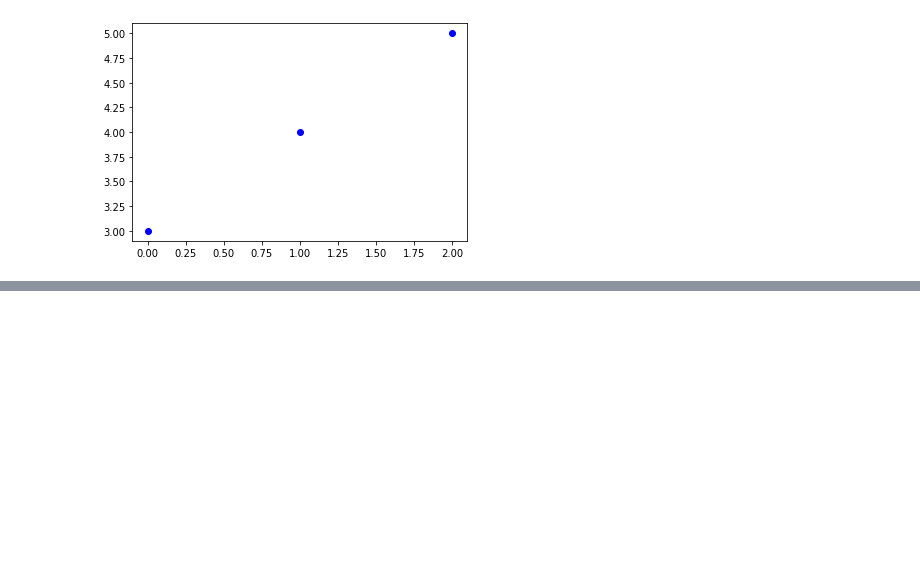
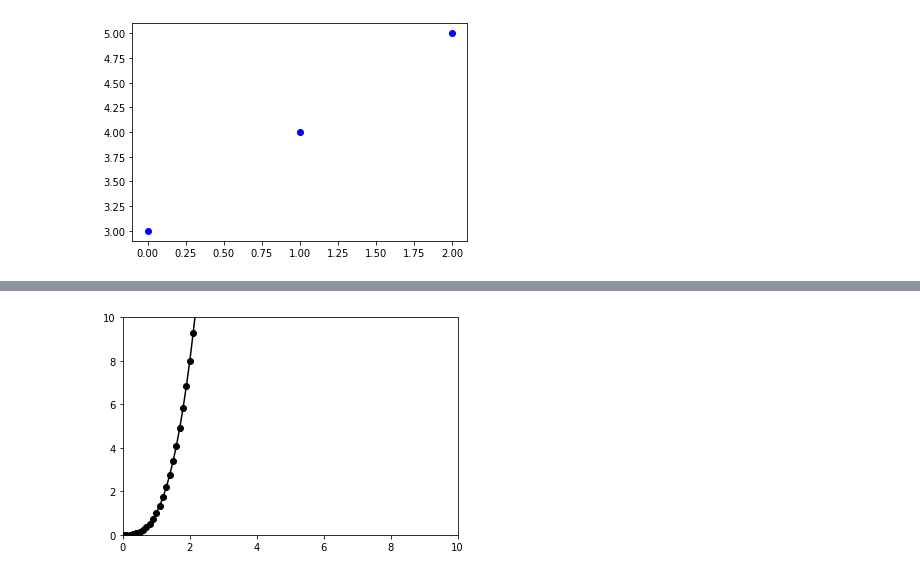
Before and after one commit to ankit-akp/DS-ML-Tutorial, a Jupyter notebook: Python/Plotting Graphs/Plotting graphs tut.ipynb, the cells around one changed output, grey strips where cells are left out. Cells and saved outputs as stored; diff of their text form; code cells hidden in the pictures; blank space fills up the shorter version.

```diff
--- a/Python/Plotting Graphs/Plotting graphs tut.ipynb
+++ b/Python/Plotting Graphs/Plotting graphs tut.ipynb
@@ -104,0 +134,10 @@ plt.show()
+# %%
+# How to change axis values
+import numpy as np
+x=np.arange(0,5,0.1)
+y=x**3
+plt.plot(x,y,color="black",marker='o')
+plt.axis([0,10,0,10]) # This list contains for values(xStarting,xEnding,yStarting,yEnding)
+plt.show()
+# %% [output]
+[figure, added]
```
Also changed, not shown: parts of 14 cells of this notebook, 1 other file.
